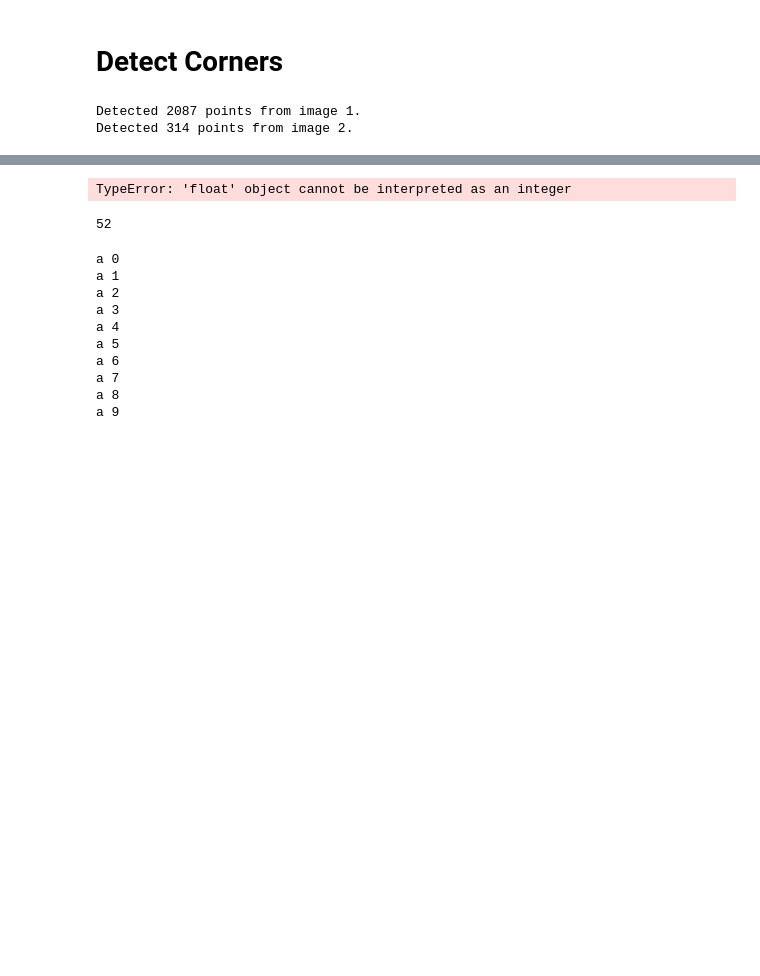
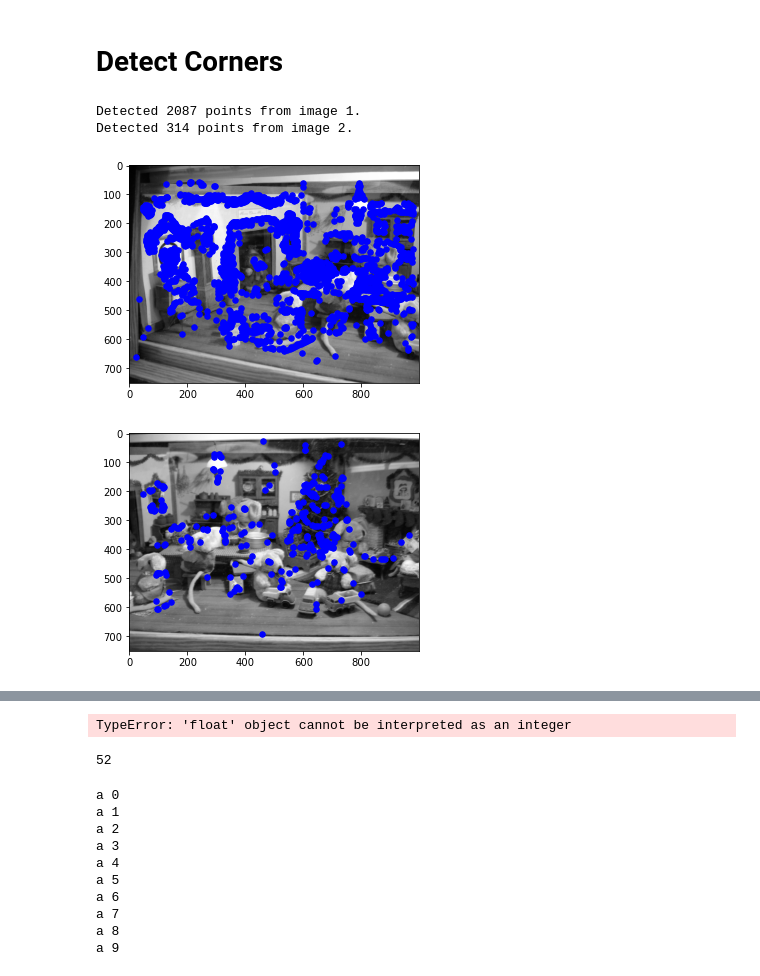
Before and after one commit to aprilsin/cs194-proj5, a Jupyter notebook: part2.ipynb, the cells around one changed output, grey strips where cells are left out. Drawn from its saved outputs; the diff is of its cells as text; code cells hidden in the pictures; blank space fills up the shorter version.

```diff
--- a/part2.ipynb
+++ b/part2.ipynb
@@ -48,6 +51,14 @@ print(f"Detected {len(coords2)} points from image 2.")
 # %% [output]
 Detected 2087 points from image 1.
 Detected 314 points from image 2.
+# %%
+fig = utils.plot_corners(im1, coords1)
+# plt.savefig(OUTDIR_2 / (args.image[0].stem + "_detected.jpg"))
+fig = utils.plot_corners(im2, coords2)
+# plt.savefig(OUTDIR_2 / (args.image[1].stem + "_detected.jpg"))
+# %% [output]
+[figure, added]
+[figure, added]
 # %%
 corners1 = detector.anms(strength1, coords1)
 print(f"Selected top {len(corners1)} points from image 1.")
```
Also changed, not shown: parts of 3 cells of this notebook, 11 other files.
